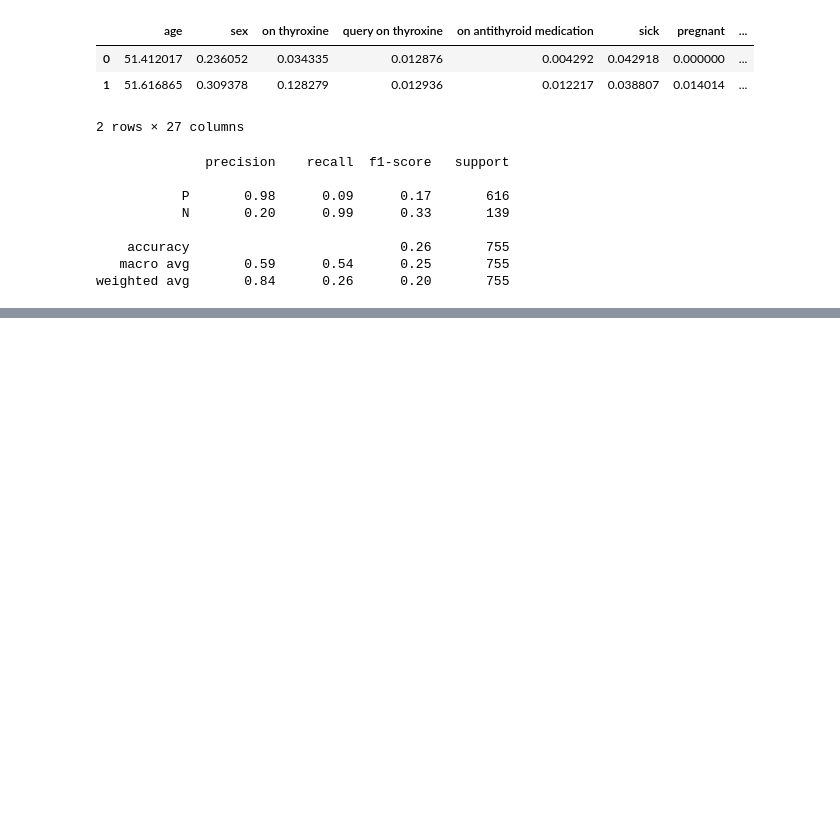
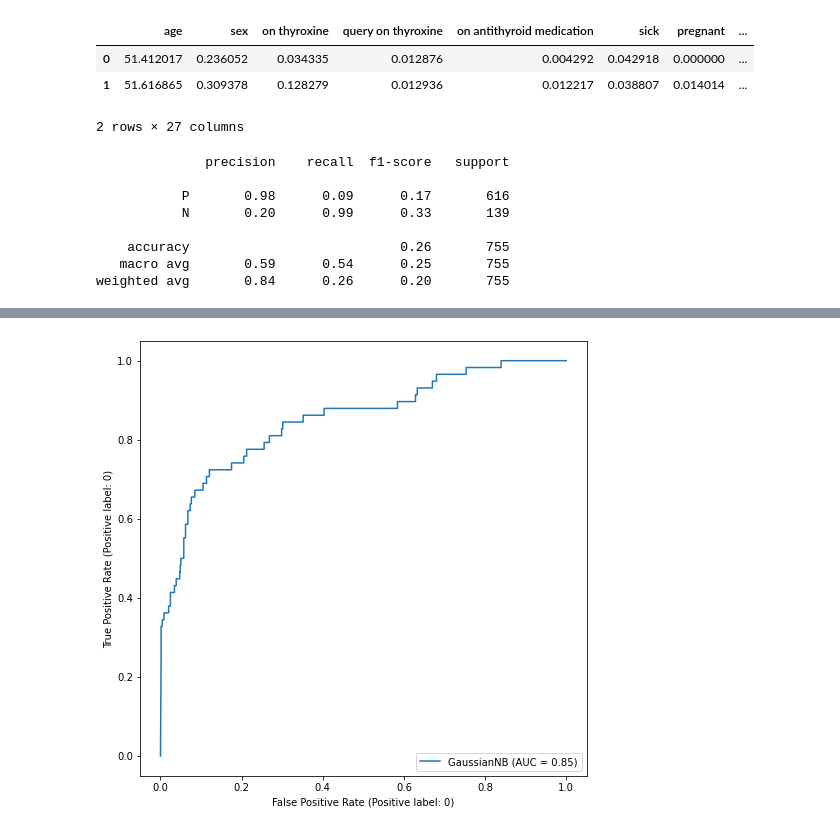
Before and after one commit to cuberhaus/APA_Practica, a Jupyter notebook: hypothyroid.ipynb, the cells around one changed output, grey strips where cells are left out. Drawn from its saved outputs; the diff is of its cells as text; code cells hidden in the pictures; blank space fills up the shorter version.

```diff
--- a/hypothyroid.ipynb
+++ b/hypothyroid.ipynb
@@ -812,3 +819,6 @@ weighted avg       0.84      0.26      0.20       755
 # %%
 plt.figure(figsize=(8,8));
-ConfusionMatrixDisplay.from_estimator(gnb_model, X_test,y_test, display_labels=['P', 'B'], ax=plt.subplot());
+
+RocCurveDisplay.from_estimator(gnb_model, X_test,y_test, pos_label=0, ax=plt.subplot());
+# %% [output]
+[figure, added]
```
Also changed, not shown: parts of 1 cell of this notebook.
